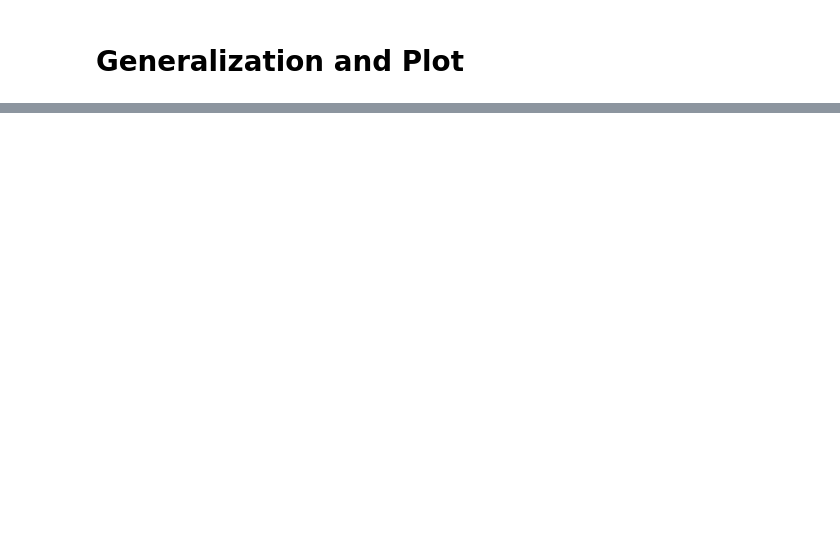
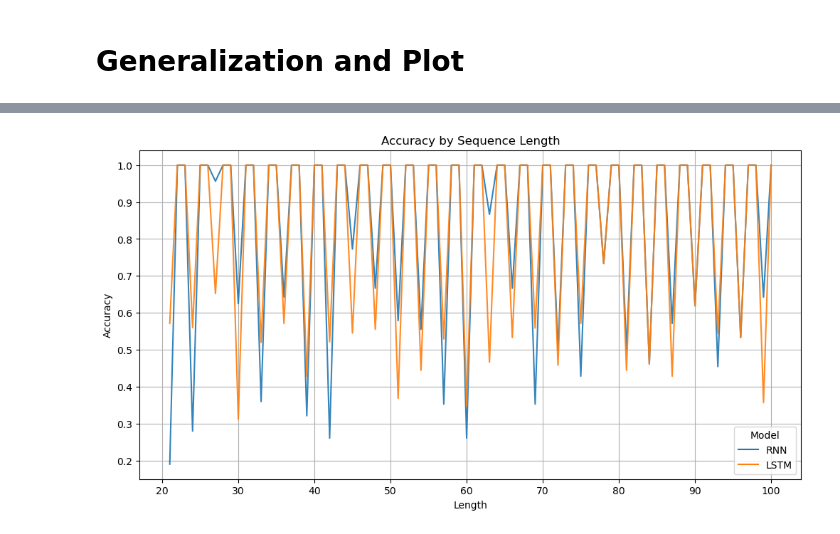
Before and after one commit to OskarLinke/ADL_GA, a Jupyter notebook: A3/rnn_lstm.ipynb, the cells around one changed output, grey strips where cells are left out. Saved outputs shown, nothing was run; the diff lists cells and outputs as text; code cells hidden in the pictures; blank space fills up the shorter version.

Commit message:
fixed plotting, learning still weird. Do sweep

```diff
--- a/A3/rnn_lstm.ipynb
+++ b/A3/rnn_lstm.ipynb
@@ -192,7 +197,7 @@ rnn = RNN(input_size, hidden_size, num_layers, num_classes).to(device)
 optimizer = optim.Adam(rnn.parameters(), lr=learning_rate) # SGD (vanishing gradiant midigation)
 
 # Training loop RNN
-num_epochs = 10
+num_epochs = 30
 for epoch in range(num_epochs):
     for data, labels, lengths in train_loader:
         data, labels, lengths = data.to(device), labels.to(device), lengths.to('cpu')
@@ -213,7 +236,7 @@ lstm = LSTM(input_size, hidden_size, num_layers, num_classes).to(device)
 optimizer = optim.Adam(lstm.parameters(), lr=learning_rate)
 
 # Training loop LSTM
-num_epochs = 10
+num_epochs = 30
 for epoch in range(num_epochs):
     for data, labels, lengths in train_loader:
         data, labels, lengths = data.to(device), labels.to(device), lengths.to('cpu')
@@ -360,5 +413,5 @@ print(f'LSTM F1 Score: {lstm_f1:.2f}')
 # Generalization and Plot
 # %%
 # Generate new test data of len 21 to 30 to see how well the models generalize
-longSeq_dataset, longSeq_sequences = get_dataset(1000, min_len=21, max_len=30, split=False)
+longSeq_dataset, longSeq_sequences = get_dataset(1000, min_len=21, max_len=100, split=False)
 longSeq_loader = DataLoader(longSeq_dataset, batch_size=len(longSeq_dataset), shuffle=False)
@@ -378,7 +434,7 @@ def length_to_scores(model, loader):
             pred = torch.round(torch.sigmoid(output)) # Sigmoid to get probabilities, round to get binary predictions
 
             for i, length in enumerate(lengths):
-                if length not in length_to_true_pred:
+                if length.item() not in length_to_true_pred:
                     length_to_true_pred[length.item()] = {'true': [], 'pred': []}
 
                 length_to_true_pred[length.item()]['true'].append(label[i].item())
@@ -387,10 +443,10 @@ def length_to_scores(model, loader):
     # sort list
     length_to_true_pred = dict(sorted(length_to_true_pred.items()))
 
-    # check if all predictions are correct
+    # check if all predictions are the same for each length
     for length in length_to_true_pred:
-        if length_to_true_pred[length]['true'] == length_to_true_pred[length]['pred']:
-            print(f"All predictions are correct for sequences of length {length}")
+        if length_to_true_pred[length]['pred'] == ([0*len(length_to_true_pred[length]['pred'])] or [1*len(length_to_true_pred[length]['pred'])]):
+            print(f"All predictions are {length_to_true_pred[length]['pred'][0]} for sequences of length {length}")
 
     length_to_f1 = {}
     length_to_accuracy = {}
@@ -418,13 +479,16 @@ lstm_f1, lstm_accuracy= length_to_scores(lstm, longSeq_loader)
 # %%
 
 # Plot Accuracy scores side by side using seaborn in w/ barplot same plot
 rnn_df = pd.DataFrame(list(rnn_accuracy.items()), columns=['Length', 'Accuracy'])
 rnn_df['Model'] = 'RNN'
 lstm_df = pd.DataFrame(list(lstm_accuracy.items()), columns=['Length', 'Accuracy'])
 lstm_df['Model'] = 'LSTM'
 df = pd.concat([rnn_df, lstm_df])
 
 plt.figure(figsize=(12, 6))
-sns.barplot(data=df, x='Length', y='Accuracy', hue='Model', alpha=0.9)
+sns.lineplot(data=df, x='Length', y='Accuracy', hue='Model', alpha=0.9)
+plt.grid()
 plt.title('Accuracy by Sequence Length')
 plt.show()
+# %% [output]
+[figure, added]
```
Also changed, not shown: parts of 9 cells of this notebook.
